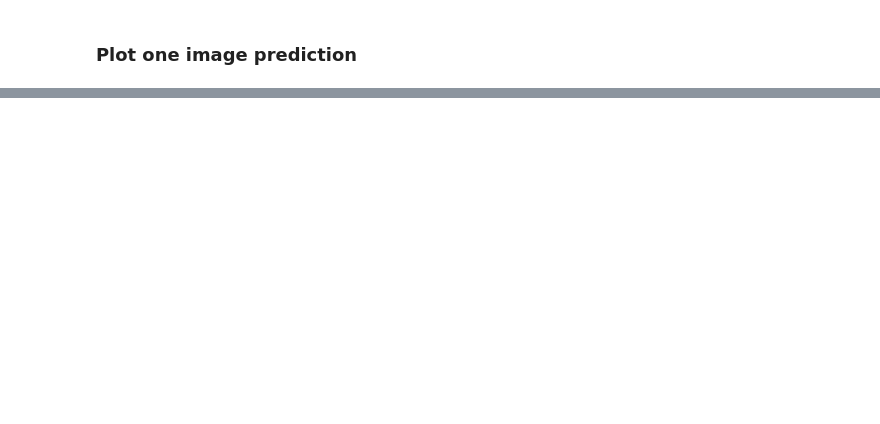
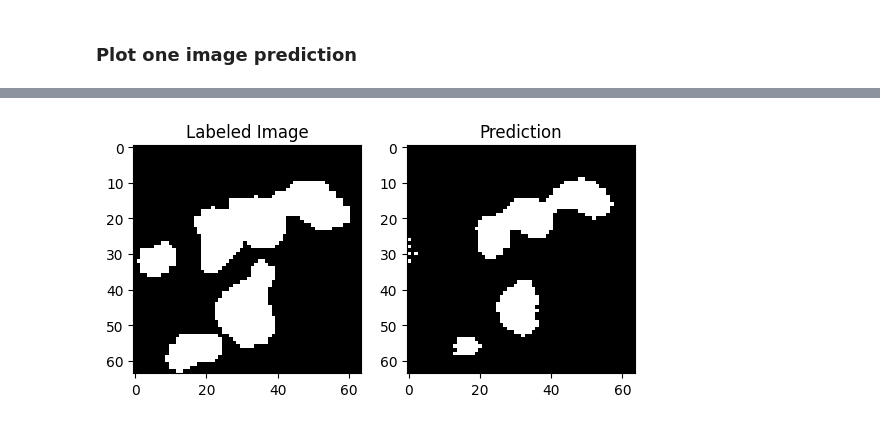
Before and after one commit to davidschep/xray-segmentation, a Jupyter notebook: UNet_Notebook.ipynb, the cells around one changed output, grey strips where cells are left out. Saved outputs shown, nothing was run; the diff lists cells and outputs as text; code cells hidden in the pictures; blank space fills up the shorter version.

```diff
--- a/UNet_Notebook.ipynb
+++ b/UNet_Notebook.ipynb
@@ -606,0 +773,21 @@ plt.show()
+# %%
+# analyze subsection image
+
+sub_label = labels[0].cpu()[:,0:64,0:64]
+sub_pred = pred[0][:,0:64,0:64]
+
+plt.figure(figsize=(10, 5))
+
+plt.subplot(1, 3, 1)
+img_labeled = prob_to_gray(sub_label)
+plt.imshow(img_labeled, cmap='gray')
+plt.title('Labeled Image')
+
+plt.subplot(1, 3, 2)
+img_predicted = prob_to_gray(sub_pred)
+plt.imshow(img_predicted, cmap='gray')
+plt.title('Prediction')
+
+plt.show()
+# %% [output]
+[figure, added]
```
Also changed, not shown: parts of 26 cells of this notebook.
